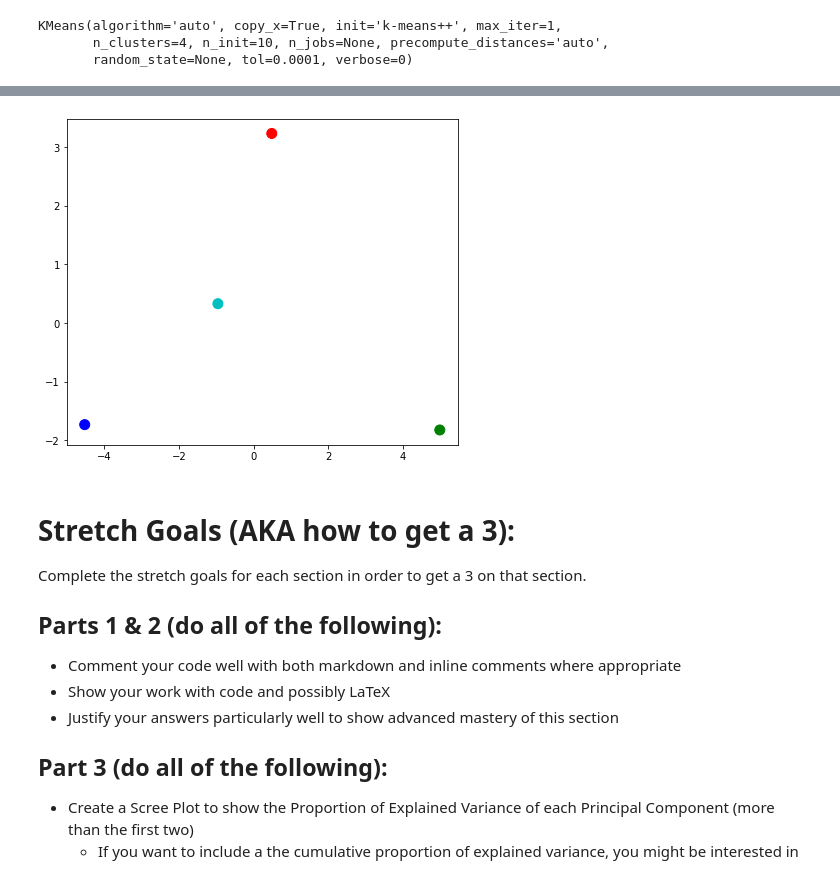
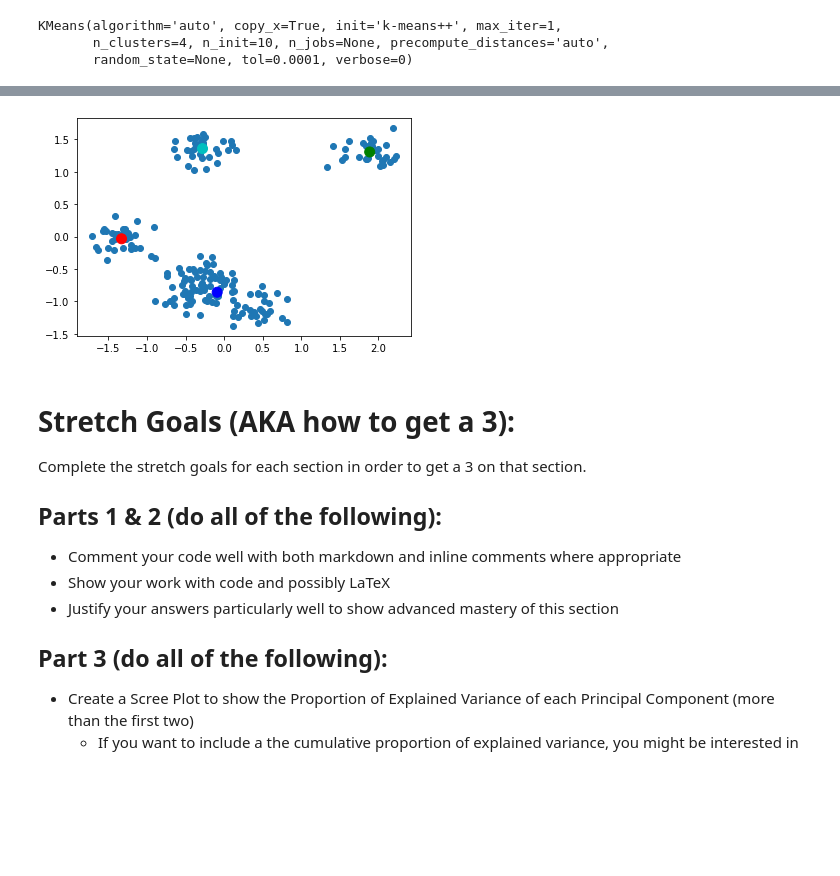
Before and after one commit to Davis-Tony/DS-Unit-1-Sprint-3-Linear-Algebra, a Jupyter notebook: TonyDavis_Unit_1_Sprint_Challenge_3_Linear_Algebra.ipynb, the cells around one changed output, grey strips where cells are left out. Saved outputs shown, nothing was run; the diff lists cells and outputs as text; code cells hidden in the pictures; blank space fills up the shorter version.

```diff
--- a/TonyDavis_Unit_1_Sprint_Challenge_3_Linear_Algebra.ipynb
+++ b/TonyDavis_Unit_1_Sprint_Challenge_3_Linear_Algebra.ipynb
@@ -476,13 +470,13 @@ cc.head()
 # Setup some colors for plotting
 base_colors  =  ['r', 'g', 'b', 'c']
 colors       =  [base_colors[centroid] for centroid in model.labels_]
-# %%
-# Plot the scatter of our points with calculated centroids
-fig, ax      =  plt.subplots(figsize=(7,6))
-ax.scatter(df_pca['comp_1'], df_pca['comp_2'], c=colors)
-ax.scatter(cc[0], cc[1], c=base_colors, s=100);
-# %% [output]
-[figure, removed]
+# %%
+import matplotlib.pyplot as plt
+plt.scatter(df_scaled['x'],df_scaled['y'])
+plt.scatter(cc[0], cc[1], c=base_colors, s=100);
+plt.show()
+# %% [output]
+[figure, added]
 # %% [markdown]
 # Stretch Goals (AKA how to get a 3):
 
```
Also changed, not shown: parts of 11 cells of this notebook.
